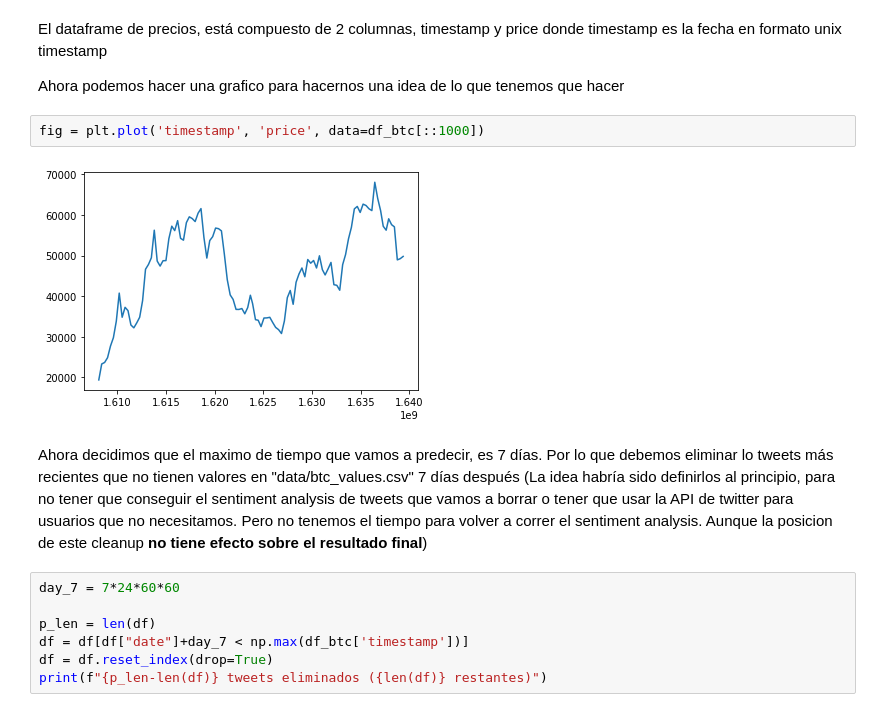
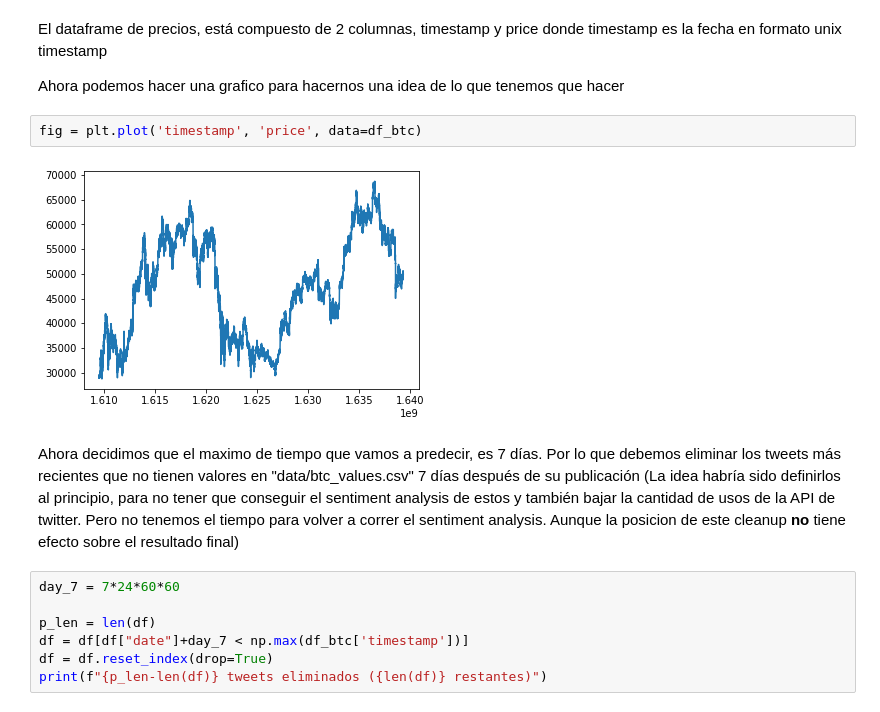
Before and after one commit to Vasco-Varas/Proyecto-ICDD-G9, a Jupyter notebook: proyecto.ipynb, the cells around one changed output. Saved outputs shown, nothing was run; the diff lists cells and outputs as text.

```diff
--- a/proyecto.ipynb
+++ b/proyecto.ipynb
@@ -477,11 +495,11 @@ El dataframe de precios, está compuesto de 2 columnas, timestamp y price donde
 
 Ahora podemos hacer una grafico para hacernos una idea de lo que tenemos que hacer
 # %%
-fig = plt.plot('timestamp', 'price', data=df_btc[::1000])
+fig = plt.plot('timestamp', 'price', data=df_btc)
 # %% [output]
-[figure, old version]
+[figure, new version]
 # %% [markdown]
-Ahora decidimos que el maximo de tiempo que vamos a predecir, es 7 días. Por lo que debemos eliminar lo tweets más recientes que no tienen valores en "data/btc_values.csv" 7 días después (La idea habría sido definirlos al principio, para no tener que conseguir el sentiment analysis de tweets que vamos a borrar o tener que usar la API de twitter para usuarios que no necesitamos. Pero no tenemos el tiempo para volver a correr el sentiment analysis. Aunque la posicion de este cleanup **no tiene efecto sobre el resultado final**)
+Ahora decidimos que el maximo de tiempo que vamos a predecir, es 7 días. Por lo que debemos eliminar los tweets más recientes que no tienen valores en "data/btc_values.csv" 7 días después de su publicación (La idea habría sido definirlos al principio, para no tener que conseguir el sentiment analysis de estos y también bajar la cantidad de usos de la API de twitter. Pero no tenemos el tiempo para volver a correr el sentiment analysis. Aunque la posicion de este cleanup **no** tiene efecto sobre el resultado final)
 # %%
 day_7 = 7*24*60*60
 
```
Also changed, not shown: parts of 77 cells of this notebook.
